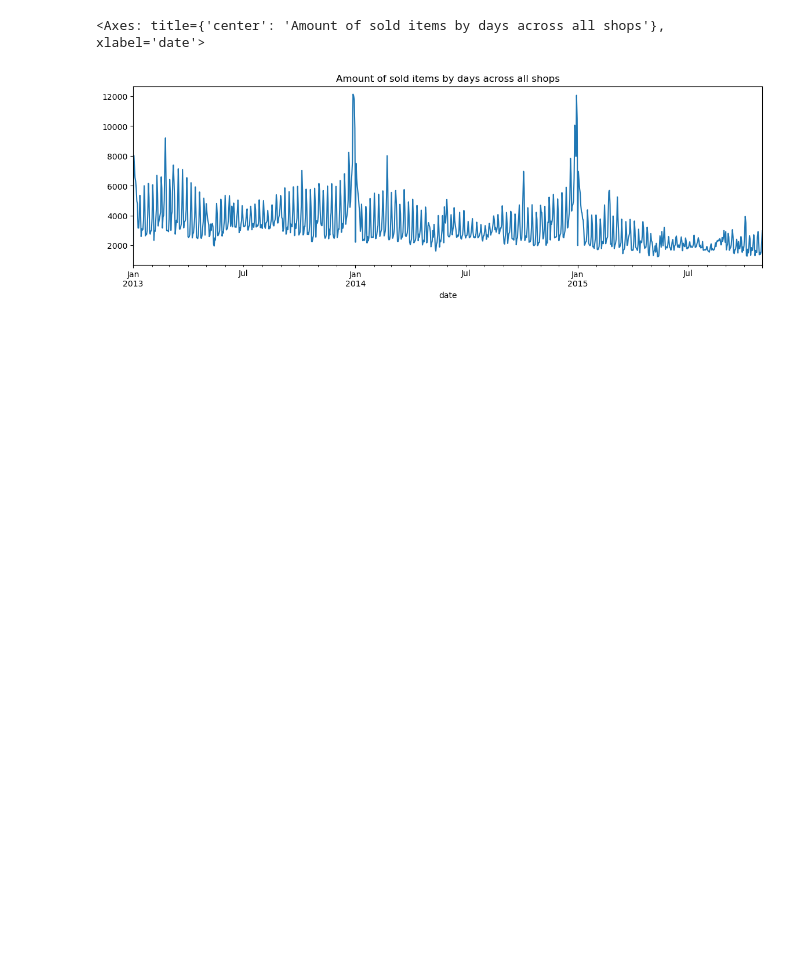
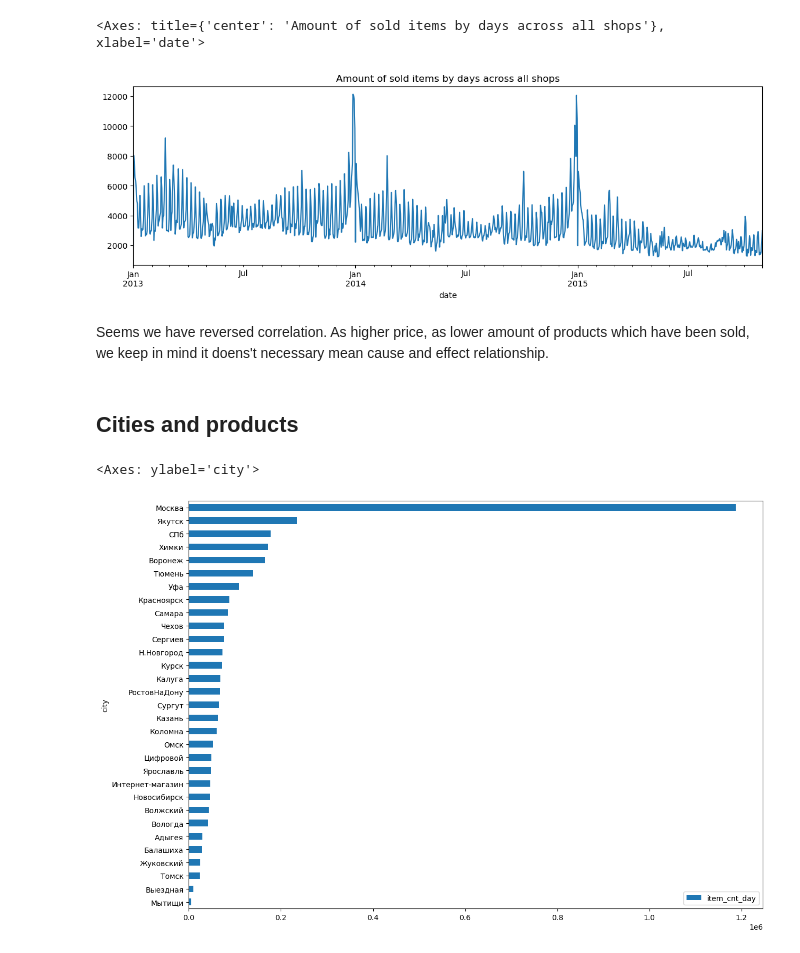
Before and after one commit to MarianSlassi/future_sales_prediction, a Jupyter notebook: notebooks/dqc_etl_structurised.ipynb, the cells around one changed output. Cells and saved outputs as stored; diff of their text form; code cells hidden in the pictures; blank space fills up the shorter version.

```diff
--- a/notebooks/dqc_etl_structurised.ipynb
+++ b/notebooks/dqc_etl_structurised.ipynb
@@ -472,0 +570,11 @@ daily_sales.plot(figsize=(14, 4), title='Amount of sold items by days across all
+# %% [markdown]
+Seems we have reversed correlation. As higher price, as lower amount of products which have been sold, we keep in mind it doens't necessary mean cause and effect relationship.
+# %% [markdown]
+## Cities and products
+# %%
+#sales_by_cities = sales.groupby(['city']).agg({'item_cnt_day':'sum'})
+sales.groupby(['city']).agg({'item_cnt_day':'sum'}).\
+    sort_values(by=['item_cnt_day']).plot(figsize=(14,10), kind = 'barh')
+# %% [output]
+<Axes: ylabel='city'>
+[figure, added]
```
Also changed, not shown: parts of 89 cells of this notebook, 4 other files.
